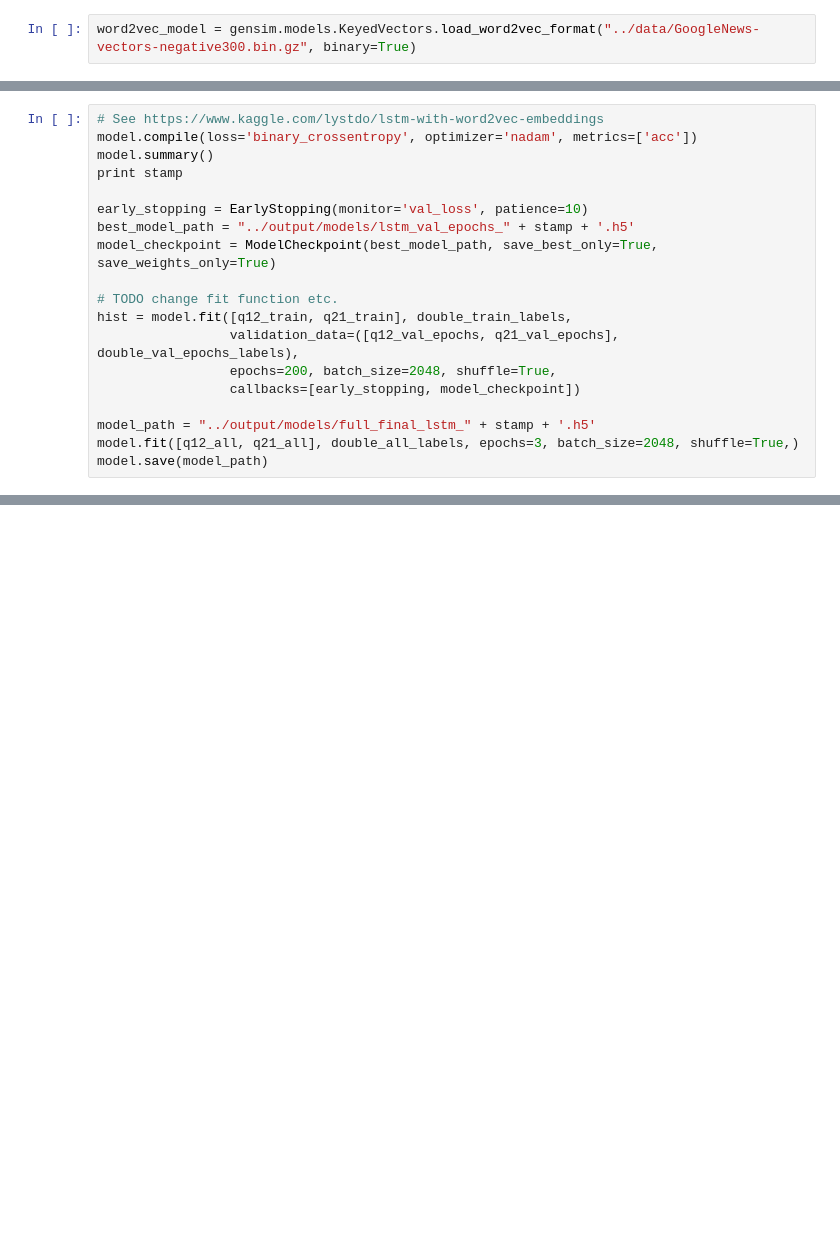
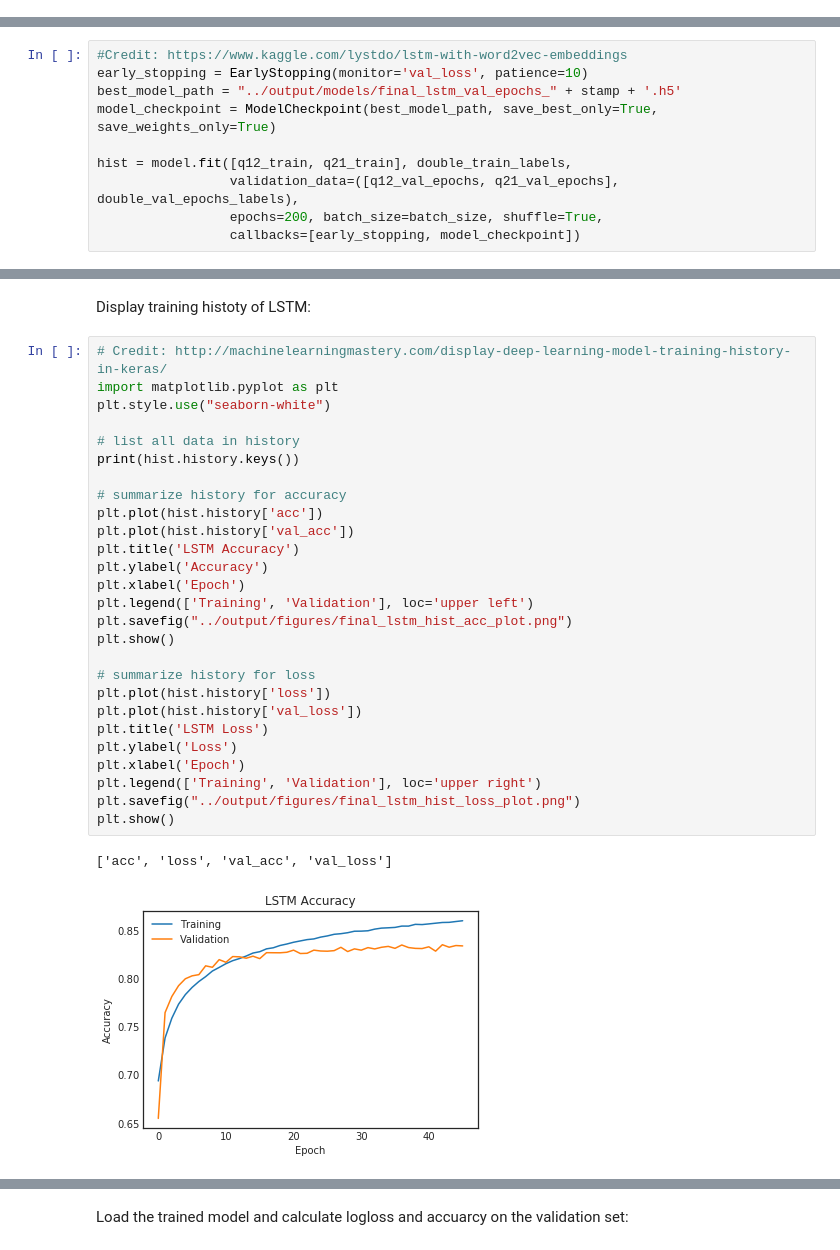
Before and after one commit to schorlem/capstone_project, a Jupyter notebook: notebooks/train_lstm-02-als.ipynb, the cells around one changed output, grey strips where cells are left out. Saved outputs shown, nothing was run; the diff lists cells and outputs as text; blank space fills up the shorter version.

Commit message:
Added final lstm notebook

```diff
--- a/notebooks/train_lstm-02-als.ipynb
+++ b/notebooks/train_lstm-02-als.ipynb
@@ -86,2 +80,0 @@ double_all_labels = np.concatenate((all_labels, all_labels), axis=0)
-# %%
-word2vec_model = gensim.models.KeyedVectors.load_word2vec_format("../data/GoogleNews-vectors-negative300.bin.gz", binary=True)
@@ -102,19 +186,10 @@ model = neural_nets.create_lstm(embedding_matrix, EMBEDDING_DIM, number_words, *
 # %%
-# See https://www.kaggle.com/lystdo/lstm-with-word2vec-embeddings
-model.compile(loss='binary_crossentropy', optimizer='nadam', metrics=['acc'])
-model.summary()
-print stamp
-
+#Credit: https://www.kaggle.com/lystdo/lstm-with-word2vec-embeddings
 early_stopping = EarlyStopping(monitor='val_loss', patience=10)
-best_model_path = "../output/models/lstm_val_epochs_" + stamp + '.h5'
+best_model_path = "../output/models/final_lstm_val_epochs_" + stamp + '.h5'
 model_checkpoint = ModelCheckpoint(best_model_path, save_best_only=True, save_weights_only=True)
 
-# TODO change fit function etc.
 hist = model.fit([q12_train, q21_train], double_train_labels,
                  validation_data=([q12_val_epochs, q21_val_epochs], double_val_epochs_labels),
-                 epochs=200, batch_size=2048, shuffle=True,
+                 epochs=200, batch_size=batch_size, shuffle=True,
                  callbacks=[early_stopping, model_checkpoint])
-
-model_path = "../output/models/full_final_lstm_" + stamp + '.h5'
-model.fit([q12_all, q21_all], double_all_labels, epochs=3, batch_size=2048, shuffle=True,)
-model.save(model_path)
@@ -120,0 +214,32 @@ model.save(model_path)
+# %% [markdown]
+Display training histoty of LSTM:
+# %%
+# Credit: http://machinelearningmastery.com/display-deep-learning-model-training-history-in-keras/
+import matplotlib.pyplot as plt
+plt.style.use("seaborn-white")
+
+# list all data in history
+print(hist.history.keys())
+
+# summarize history for accuracy
+plt.plot(hist.history['acc'])
+plt.plot(hist.history['val_acc'])
+plt.title('LSTM Accuracy')
+plt.ylabel('Accuracy')
+plt.xlabel('Epoch')
+plt.legend(['Training', 'Validation'], loc='upper left')
+plt.savefig("../output/figures/final_lstm_hist_acc_plot.png")
+plt.show()
+
+# summarize history for loss
+plt.plot(hist.history['loss'])
+plt.plot(hist.history['val_loss'])
+plt.title('LSTM Loss')
+plt.ylabel('Loss')
+plt.xlabel('Epoch')
+plt.legend(['Training', 'Validation'], loc='upper right')
+plt.savefig("../output/figures/final_lstm_hist_loss_plot.png")
+plt.show()
+# %% [output]
+['acc', 'loss', 'val_acc', 'val_loss']
+[figure, added]
@@ -120,0 +247,2 @@ model.save(model_path)
+# %% [markdown]
+Load the trained model and calculate logloss and accuarcy on the validation set:
```
Also changed, not shown: parts of 27 cells of this notebook.
